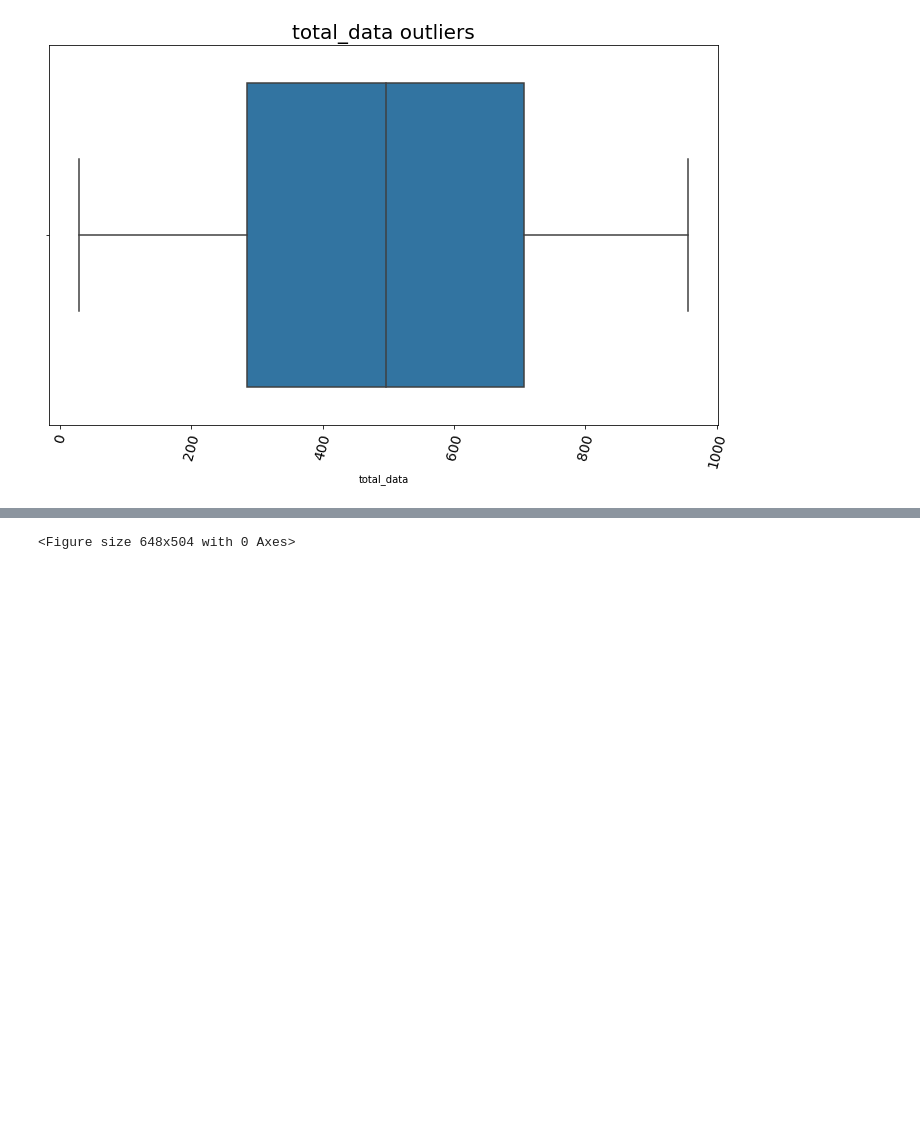
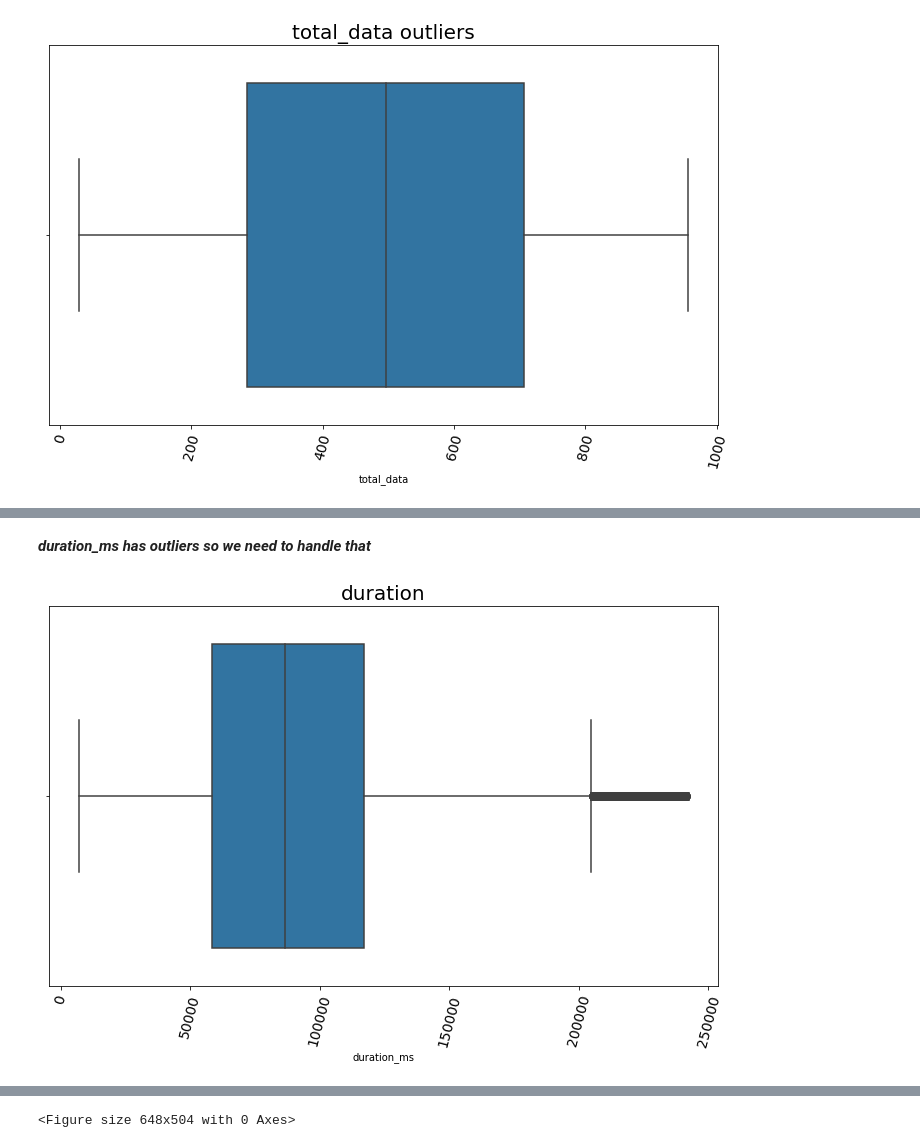
Before and after one commit to educhinski/telecom_data_analysis, a Jupyter notebook: Notebooks/UserOverviewAnalysis .ipynb, the cells around one changed output, grey strips where cells are left out. Drawn from its saved outputs; the diff is of its cells as text; code cells hidden in the pictures; blank space fills up the shorter version.

```diff
--- a/Notebooks/UserOverviewAnalysis .ipynb
+++ b/Notebooks/UserOverviewAnalysis .ipynb
@@ -532,3 +649,12 @@ plot_box(quntitative_df, "total_data", "total_data outliers")
+# %% [markdown]
+***duration_ms has outliers so we need to handle that***
+# %%
+
+quntitative_df['duration_ms'] = np.where(quntitative_df['duration_ms'] > quntitative_df['duration_ms'].quantile(0.95),
+                                         quntitative_df['duration_ms'].mode(),quntitative_df['duration_ms'])
+plot_box(quntitative_df, "duration_ms", "duration")
+# %% [output]
+[figure, added]
 # %%
 plot_hist(quntitative_df.sample(1000), 'duration_ms', color='green')
 # %% [output]
```
Also changed, not shown: parts of 76 cells of this notebook.
